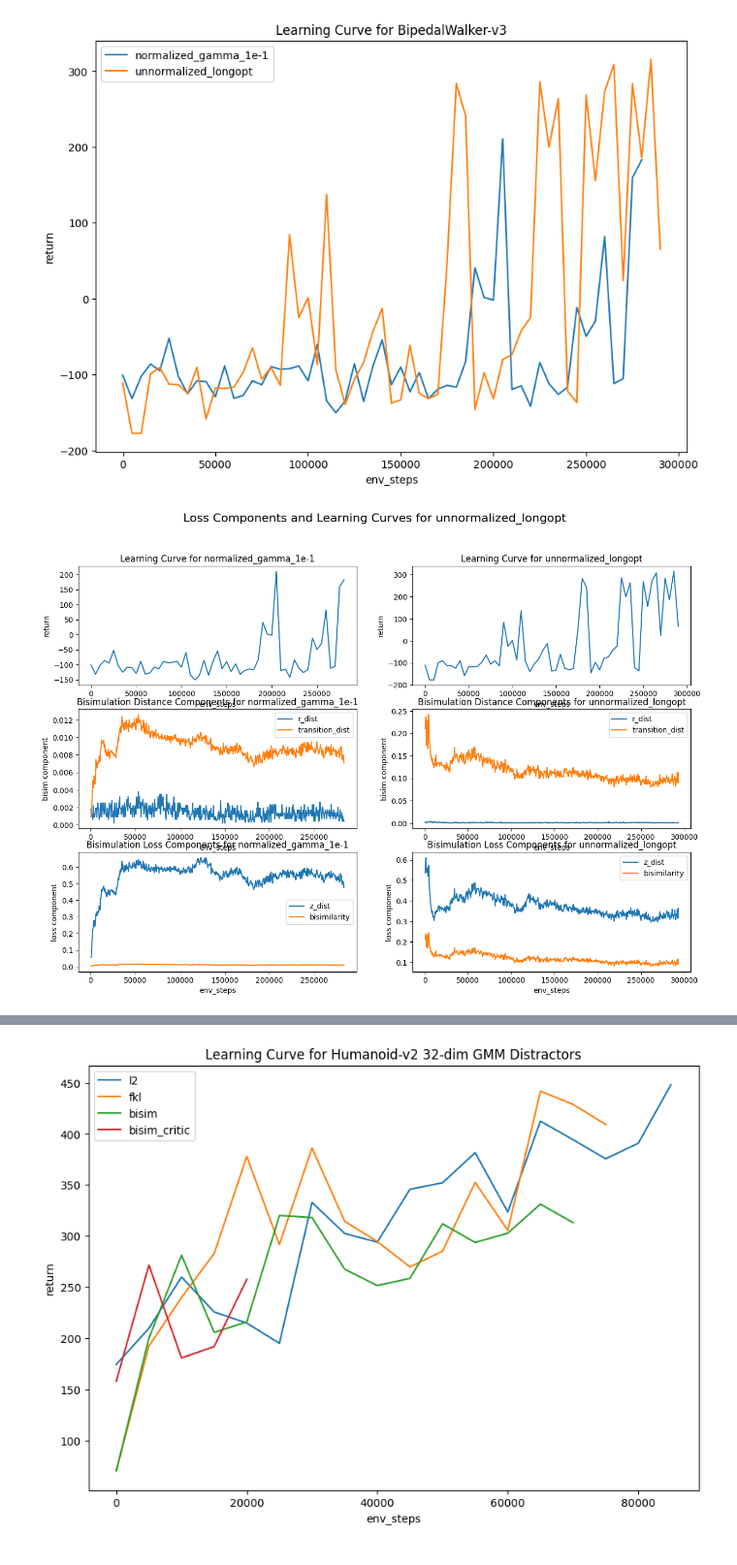
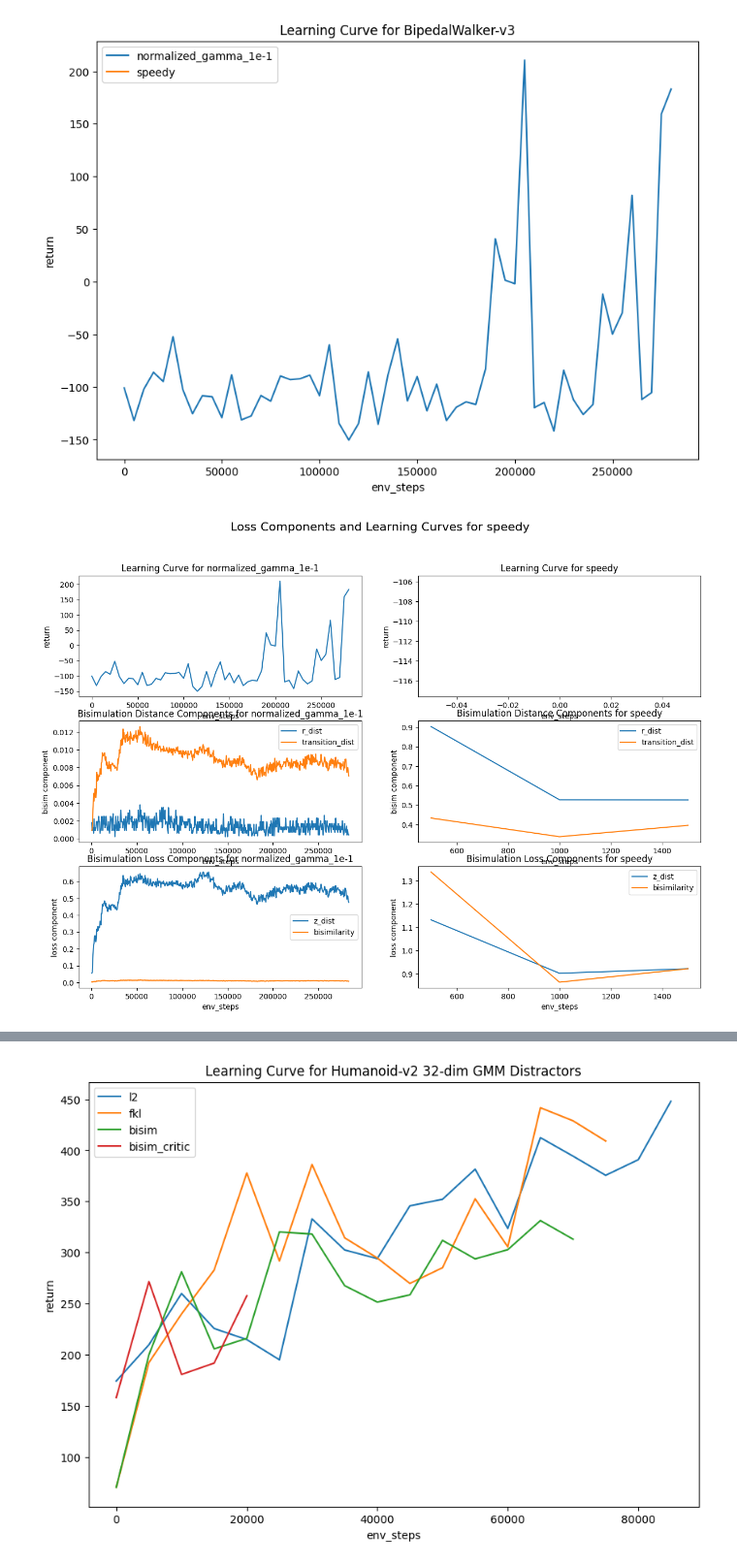
Before and after one commit to rytse/self-predictive-rl, a Jupyter notebook: mujoco_code/vis2.ipynb, the cells around one changed output, grey strips where cells are left out. Shown at 97% size. Cells and saved outputs as stored; diff of their text form; code cells hidden in the pictures.

```diff
--- a/mujoco_code/vis2.ipynb
+++ b/mujoco_code/vis2.ipynb
@@ -65,7 +65,7 @@ def plot_loss_and_learning_curves(datasets: OrderedDict, name: str):
         )
         plt.plot(
             df[~df["aux_loss"].isna()]["env_steps"],
-            df[~df["aux_loss"].isna()]["bisimilarity"],
+            df[~df["aux_loss"].isna()]["r_dist"] + cfg["bisim_gamma"] * df[~df["aux_loss"].isna()]["transition_dist"],
         )
         plt.xlabel("env_steps")
         plt.ylabel("loss component")
@@ -146,34 +146,38 @@ bipedalwalker_datasets = OrderedDict(
         #     # "bisim_critic_gamma_5e-3_sto_scalarize_l2_exact",
         #     "exact",
         #     Path("./logs/BipedalWalker-v3/2024-10-14-04-17-15+668866-668866/")
         # ),
         # (
         #     #"bisim_critic_gamma_5e-3_sto_scalarize_l2_exact_1step",
         #     "challenger",
         #     Path("./logs/BipedalWalker-v3/2024-10-14-16-12-16+1912462-1912462/")
         # ),
         # (
         #     "normalized_gamma_1",
         #     Path("./logs/BipedalWalker-v3/2024-10-14-21-08-42+8482-8482/")
         # ),
         # (
         #     "normalized_gamma_1e-3",
         #     Path("./logs/BipedalWalker-v3/2024-10-14-21-14-31+16298-16298/")
         # ),
         (
             "normalized_gamma_1e-1",
             Path("./logs/BipedalWalker-v3/2024-10-14-21-17-22+17251-17251/")
         ),
+        # (
+        #     "unnormalized_longopt",
+        #     Path("./logs/BipedalWalker-v3/2024-10-15-03-44-55+747736-747736/")
+        # ),
         (
-            "unnormalized_longopt",
-            Path("./logs/BipedalWalker-v3/2024-10-15-03-44-55+747736-747736/")
+            "speedy",
+            Path("./logs/BipedalWalker-v3/2024-10-15-12-33-16+781387-781387/")
         ),
     ]
 )
 
 plot_learning_curves(bipedalwalker_datasets, "BipedalWalker-v3")
 plot_loss_and_learning_curves(bipedalwalker_datasets, "BipedalWalker-v3")
 plot_encoder_signals(bipedalwalker_datasets, "BipedalWalker-v3")
 # %% [output]
-[figure, old version]
+[figure, new version]
-[figure, old version]
+[figure, new version]
```
Also changed, not shown: parts of 1 cell of this notebook, 3 other files.
